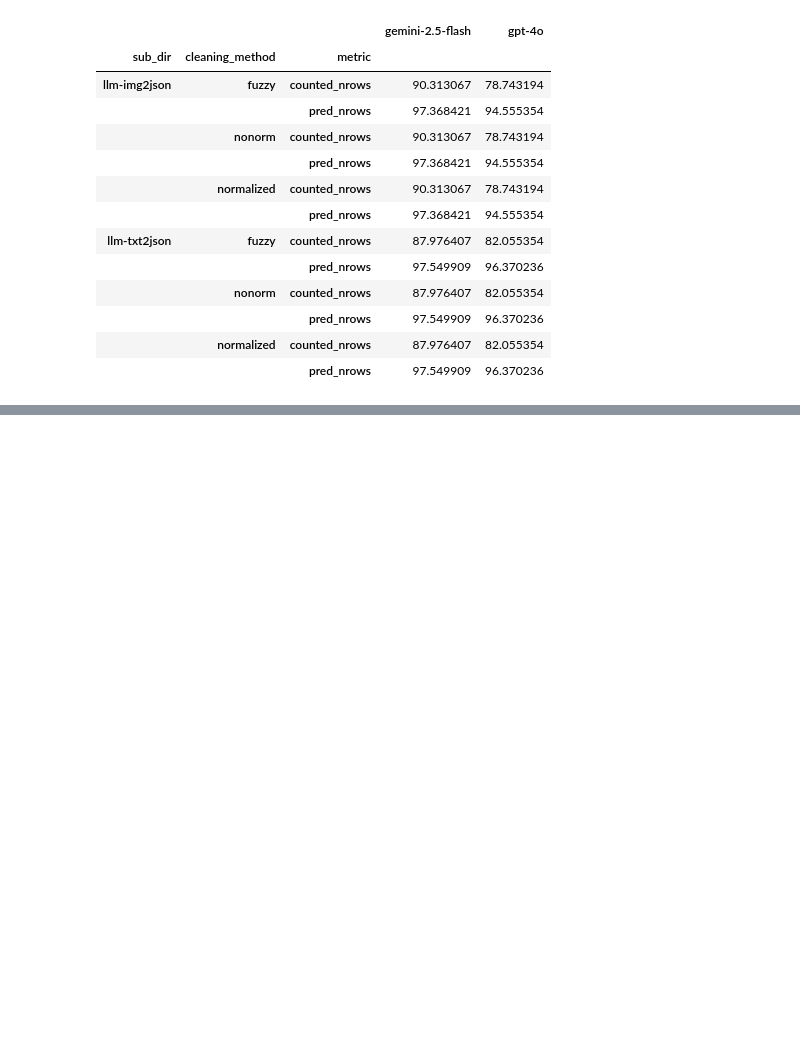
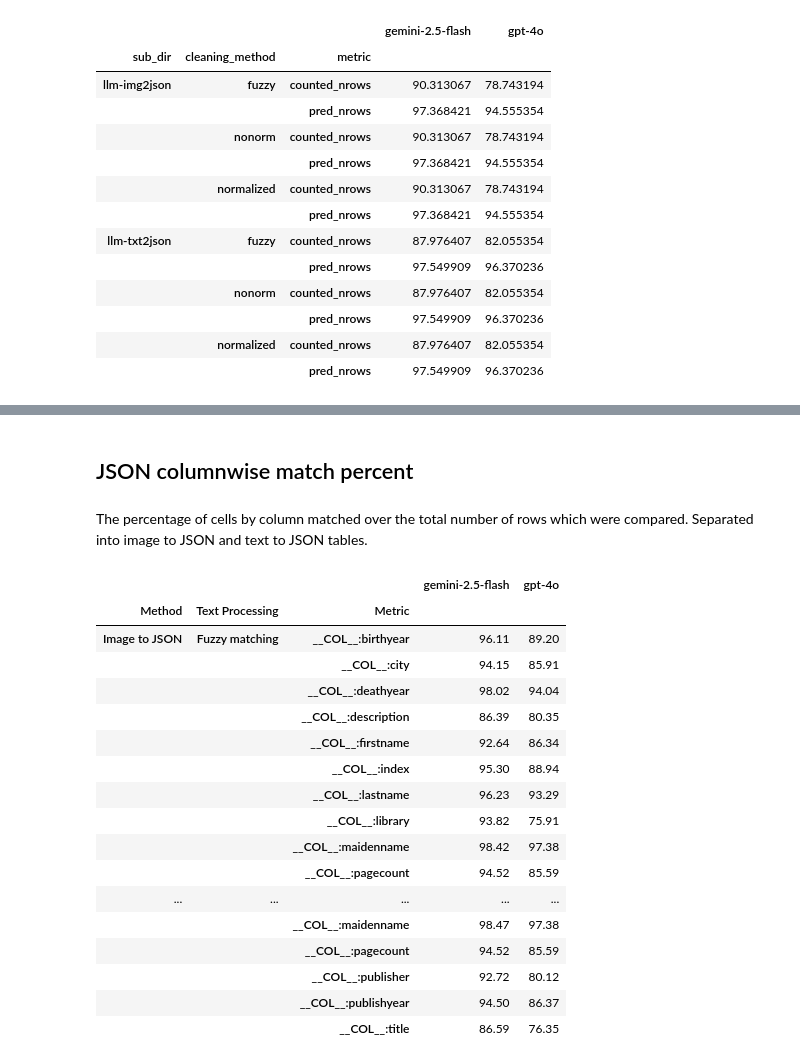
Before and after one commit to GC-20C-Text-Lab/ocr-benchmarking, a Jupyter notebook: src/workflow/text_visualizations.ipynb, the cells around one changed output, grey strips where cells are left out. Saved outputs shown, nothing was run; the diff lists cells and outputs as text; code cells hidden in the pictures; blank space fills up the shorter version.

Commit message:
Improved presentation of data

```diff
--- a/src/workflow/text_visualizations.ipynb
+++ b/src/workflow/text_visualizations.ipynb
@@ -485,0 +559,21 @@ for ax, data, title in zip(
+# %%
+renamed_indices = ['Method', 'Text Processing', 'Metric']
+renamed_indices_names = {
+    "llm-img2txt": "LLM transcription",
+    "ocr-llm-img2txt": "LLM OCR post-correction",
+    "llm-img2json": "Image to JSON",
+    "llm-txt2json": "Post-corrected text to JSON",
+    "nonorm": "Not normalized",
+    "normalized": "Normalized",
+    "fuzzy": "Fuzzy matching",
+    "cer_pct": "Character error rate (%)",
+    "wer_pct": "Word error rate (%)",
+    "token_sort_ratio": "Token sort ratio",
+    "matches": "Matches (%)",
+    "counted_nrows": "Compared entries (%)",
+    "pred_nrows": "Generated entries (%)"
+}
+
+def format_for_presentation(df: pd.DataFrame):
+    formatted = df.astype('float').round(2).rename_axis(index=renamed_indices).rename(index=renamed_indices_names)
+    return formatted
@@ -485,0 +654,26 @@ for ax, data, title in zip(
+# %% [markdown]
+## JSON columnwise match percent
+# %% [markdown]
+The percentage of cells by column matched over the total number of rows which were compared. Separated into image to JSON and text to JSON tables.
+# %%
+json_col_pct_img2json = format_for_presentation(json_col_pct.iloc[json_col_pct.index.get_locs(('llm-img2json', slice(None)))])
+json_col_pct_img2json
+# %% [output]
+|  |  |  | gemini-2.5-flash | gpt-4o |
+| Method | Text Processing | Metric |  |  |
+| Image to JSON | Fuzzy matching | __COL__:birthyear | 96.11 | 89.20 |
+|  |  | __COL__:city | 94.15 | 85.91 |
+|  |  | __COL__:deathyear | 98.02 | 94.04 |
+|  |  | __COL__:description | 86.39 | 80.35 |
+|  |  | __COL__:firstname | 92.64 | 86.34 |
+|  |  | __COL__:index | 95.30 | 88.94 |
+|  |  | __COL__:lastname | 96.23 | 93.29 |
+|  |  | __COL__:library | 93.82 | 75.91 |
+|  |  | __COL__:maidenname | 98.42 | 97.38 |
+|  |  | __COL__:pagecount | 94.52 | 85.59 |
+| ... | ... | ... | ... | ... |
+|  |  | __COL__:maidenname | 98.47 | 97.38 |
+|  |  | __COL__:pagecount | 94.52 | 85.59 |
+|  |  | __COL__:publisher | 92.72 | 80.12 |
+|  |  | __COL__:publishyear | 94.50 | 86.37 |
+|  |  | __COL__:title | 86.59 | 76.35 |
```
Also changed, not shown: parts of 26 cells of this notebook.
